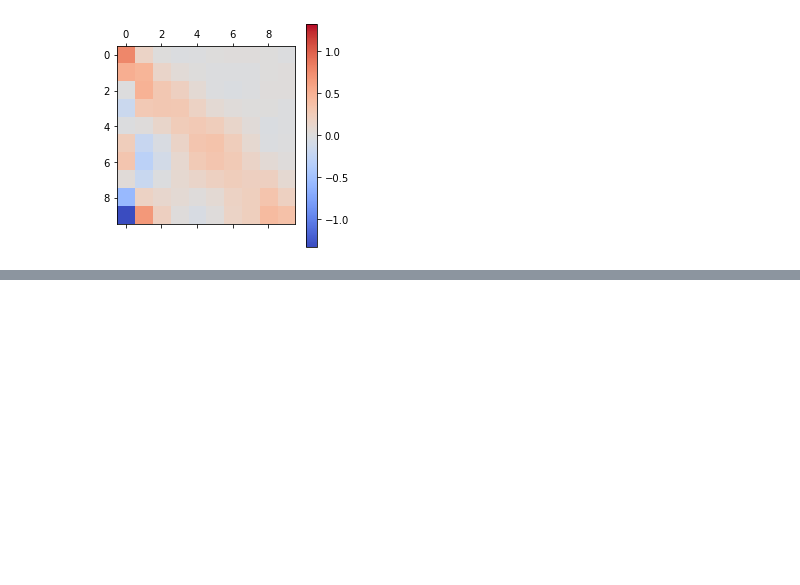
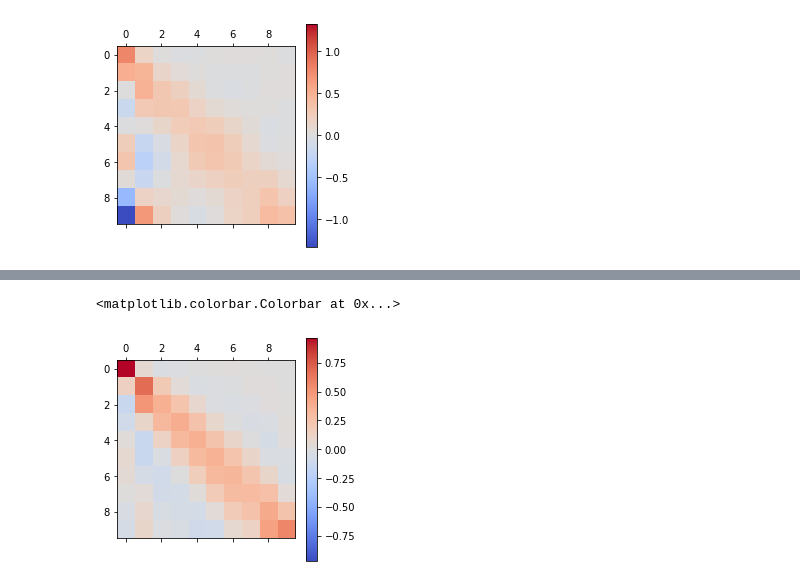
Before and after one commit to ast0815/regularisation, a Jupyter notebook: uBooNE_Enu.ipynb, the cells around one changed output, grey strips where cells are left out. Cells and saved outputs as stored; diff of their text form; code cells hidden in the pictures; blank space fills up the shorter version.

```diff
--- a/uBooNE_Enu.ipynb
+++ b/uBooNE_Enu.ipynb
@@ -135,0 +162,6 @@ plt.colorbar()
+# %%
+plt.matshow(A_list[-1], cmap="coolwarm", vmin=-np.max(A_list[-1]))
+plt.colorbar()
+# %% [output]
+<matplotlib.colorbar.Colorbar at 0x...>
+[figure, added]
```
Also changed, not shown: parts of 13 cells of this notebook.
